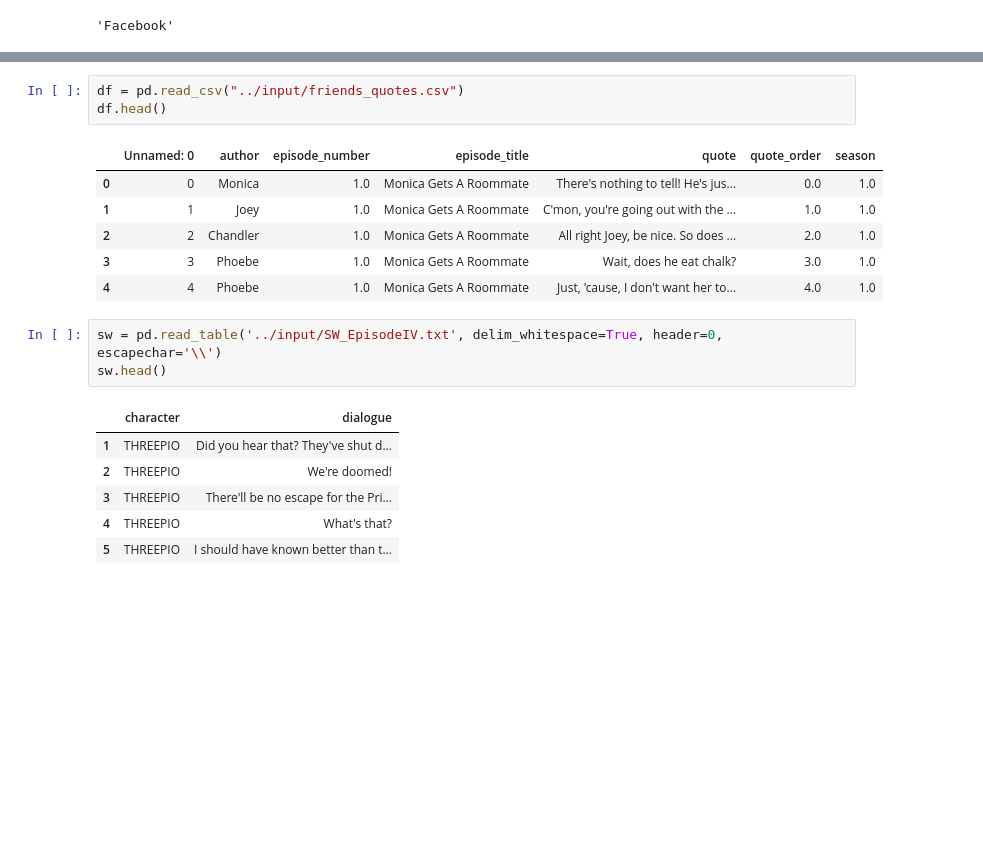
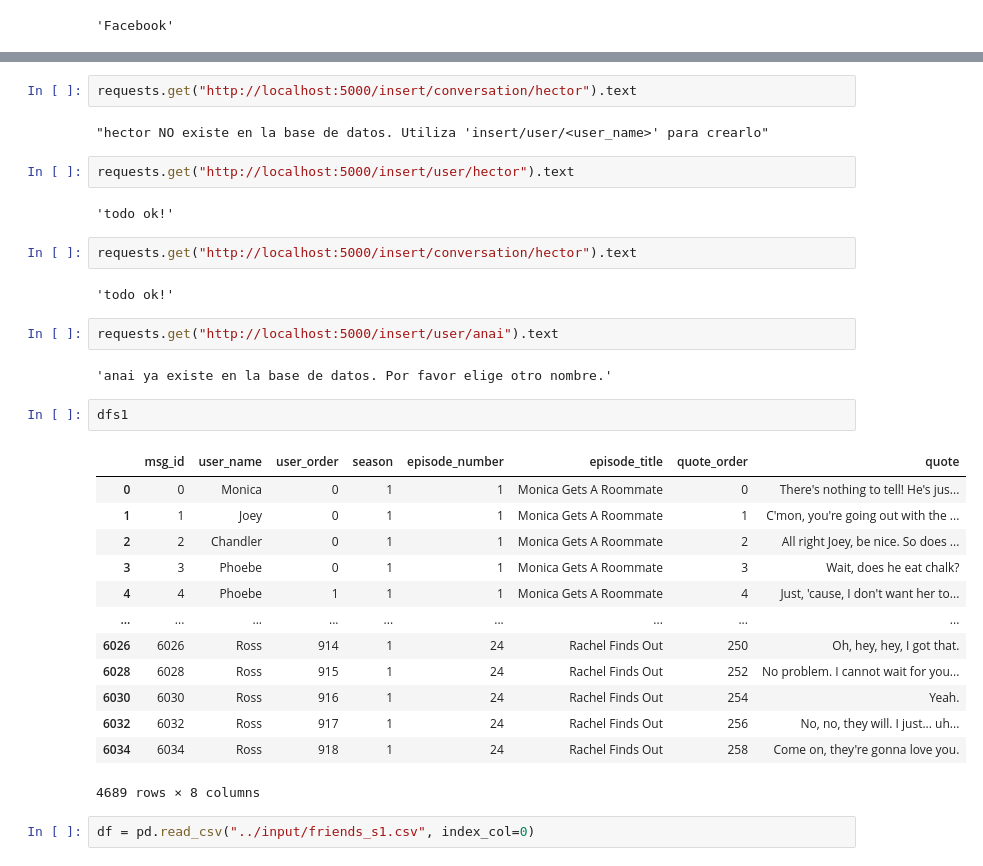
Before and after one commit to MdeMaic/API-NLP_Project, a Jupyter notebook: src/test-api.ipynb, the cells around one changed output, grey strips where cells are left out. Saved outputs shown, nothing was run; the diff lists cells and outputs as text; blank space fills up the shorter version.

```diff
--- a/src/test-api.ipynb
+++ b/src/test-api.ipynb
@@ -26,20 +129,34 @@ import pandas as pd
+# %%
+requests.get("http://localhost:5000/insert/conversation/hector").text
+# %% [output]
+"hector NO existe en la base de datos. Utiliza 'insert/user/<user_name>' para crearlo"
+# %%
+requests.get("http://localhost:5000/insert/user/hector").text
+# %% [output]
+'todo ok!'
+# %%
+requests.get("http://localhost:5000/insert/conversation/hector").text
+# %% [output]
+'todo ok!'
+# %%
+requests.get("http://localhost:5000/insert/user/anai").text
+# %% [output]
+'anai ya existe en la base de datos. Por favor elige otro nombre.'
+# %%
+dfs1
+# %% [output]
+|  | msg_id | user_name | user_order | season | episode_number | episode_title | quote_order | quote |
+| 0 | 0 | Monica | 0 | 1 | 1 | Monica Gets A Roommate | 0 | There's nothing to tell! He's jus... |
+| 1 | 1 | Joey | 0 | 1 | 1 | Monica Gets A Roommate | 1 | C'mon, you're going out with the ... |
+| 2 | 2 | Chandler | 0 | 1 | 1 | Monica Gets A Roommate | 2 | All right Joey, be nice. So does ... |
+| 3 | 3 | Phoebe | 0 | 1 | 1 | Monica Gets A Roommate | 3 | Wait, does he eat chalk? |
+| 4 | 4 | Phoebe | 1 | 1 | 1 | Monica Gets A Roommate | 4 | Just, 'cause, I don't want her to... |
+| ... | ... | ... | ... | ... | ... | ... | ... | ... |
+| 6026 | 6026 | Ross | 914 | 1 | 24 | Rachel Finds Out | 250 | Oh, hey, hey, I got that. |
+| 6028 | 6028 | Ross | 915 | 1 | 24 | Rachel Finds Out | 252 | No problem. I cannot wait for you... |
+| 6030 | 6030 | Ross | 916 | 1 | 24 | Rachel Finds Out | 254 | Yeah. |
+| 6032 | 6032 | Ross | 917 | 1 | 24 | Rachel Finds Out | 256 | No, no, they will. I just... uh... |
+| 6034 | 6034 | Ross | 918 | 1 | 24 | Rachel Finds Out | 258 | Come on, they're gonna love you. |
+4689 rows × 8 columns
 # %%
-df = pd.read_csv("../input/friends_quotes.csv")
-df.head()
+df = pd.read_csv("../input/friends_s1.csv", index_col=0)
-# %% [output]
-|  | Unnamed: 0 | author | episode_number | episode_title | quote | quote_order | season |
-| 0 | 0 | Monica | 1.0 | Monica Gets A Roommate | There's nothing to tell! He's jus... | 0.0 | 1.0 |
-| 1 | 1 | Joey | 1.0 | Monica Gets A Roommate | C'mon, you're going out with the ... | 1.0 | 1.0 |
-| 2 | 2 | Chandler | 1.0 | Monica Gets A Roommate | All right Joey, be nice. So does ... | 2.0 | 1.0 |
-| 3 | 3 | Phoebe | 1.0 | Monica Gets A Roommate | Wait, does he eat chalk? | 3.0 | 1.0 |
-| 4 | 4 | Phoebe | 1.0 | Monica Gets A Roommate | Just, 'cause, I don't want her to... | 4.0 | 1.0 |
-# %%
-sw = pd.read_table('../input/SW_EpisodeIV.txt', delim_whitespace=True, header=0, escapechar='\\')
-sw.head()
-# %% [output]
-|  | character | dialogue |
-| 1 | THREEPIO | Did you hear that? They've shut d... |
-| 2 | THREEPIO | We're doomed! |
-| 3 | THREEPIO | There'll be no escape for the Pri... |
-| 4 | THREEPIO | What's that? |
-| 5 | THREEPIO | I should have known better than t... |
```
Also changed, not shown: parts of 24 cells of this notebook, 15 other files.
